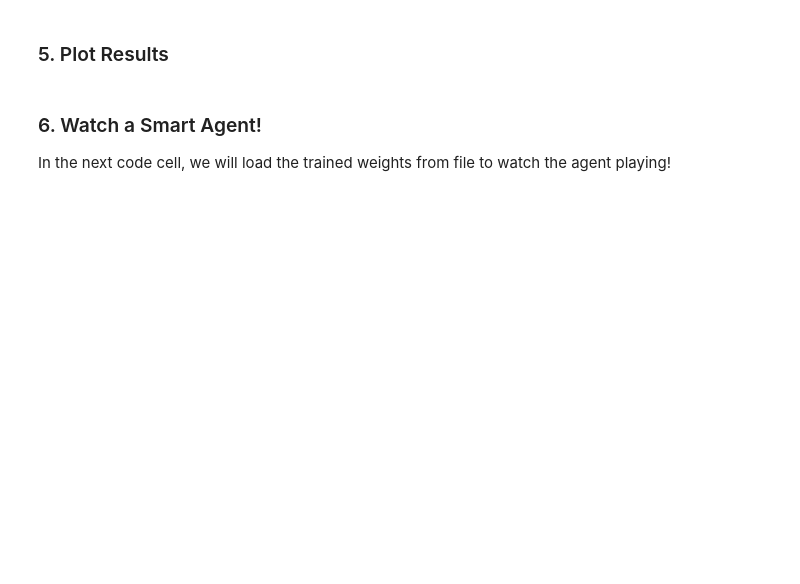
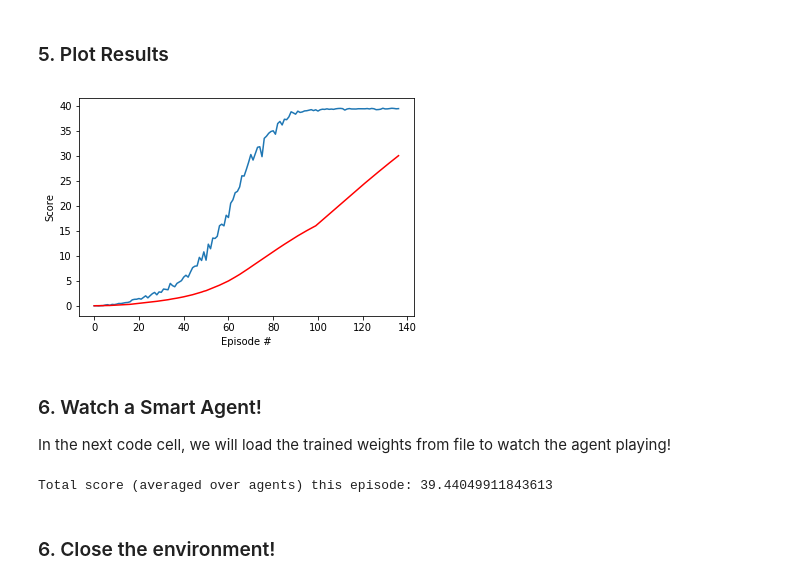
Before and after one commit to YoussefBenDhieb/Continuous-Control-PPO, a Jupyter notebook: Continuous_Control.ipynb, the cells around one changed output. Cells and saved outputs as stored; diff of their text form; code cells hidden in the pictures; blank space fills up the shorter version.

```diff
--- a/Continuous_Control.ipynb
+++ b/Continuous_Control.ipynb
@@ -170,7 +206,7 @@ def collect_trajectories(env, policy, tmax=2000, nrand=2):
     #get first states
     state = env_info.vector_observations
 
-    While True:
+    while True:
         action, log_prob, _, v = policy(state)
         action_list.append(action.detach())
         log_prob = log_prob.detach()
@@ -190,7 +226,7 @@ def collect_trajectories(env, policy, tmax=2000, nrand=2):
         state = next_state
         # stop if any of the trajectories is done
         # we want all the lists to be retangular
-        if np.any(is_done):
+        if np.any(env_info.local_done):
             break
 
     # return log_probs, states, rewards, actions, critic_values, dones
@@ -268,6 +304,8 @@ gradient_clip = 0.2
 # keep track of progress
 mean_rewards = []
 scores_window = deque(maxlen=100)
+#mean score for plotting
+mean_score = []
 
 # we use the adam optimizer with learning rate 3e-4
 optimizer = optim.Adam(policy.parameters(), lr=3e-4)
@@ -294,16 +332,16 @@ for i_episode in range(episode):
     # get the average reward of the parallel environments
     mean_rewards.append(np.mean(total_rewards))
     scores_window.append(np.mean(total_rewards))
+    mean_score.append(np.mean(scores_window))
 
     # display some progress every 20 iterations
-    if (e+1)%20 ==0 :
-        print("Episode: {0:d}, score: {1:f}".format(e+1,np.mean(total_rewards)))
-        print(total_rewards)
-    if np.mean(scores_window)>=13.0:
+    if (i_episode+1)%20 ==0 :
+        print("Episode: {0:d}, score: {1:f}".format(i_episode+1,np.mean(total_rewards)))
+    if np.mean(scores_window)>=30.0 and i_episode >= 99:
             print('\nEnvironment solved in {:d} episodes!\tAverage Score: {:.2f}'.format(i_episode, np.mean(scores_window)))
             torch.save(policy.state_dict(), 'ppo_checkpoint.pth')
             break
     # update progress widget bar
-    timer.update(e+1)
+    timer.update(i_episode+1)
 
 timer.finish()
@@ -312,11 +365,14 @@ timer.finish()
 # %%
 # plot the scores
 fig = plt.figure()
 ax = fig.add_subplot(111)
 plt.plot(np.arange(len(mean_rewards)), mean_rewards)
+plt.plot(np.arange(len(mean_score)), mean_score, color='red')
 plt.ylabel('Score')
 plt.xlabel('Episode #')
 plt.show()
+# %% [output]
+[figure, added]
 # %% [markdown]
 ### 6. Watch a Smart Agent!
 
@@ -328,9 +384,9 @@ policy.load_state_dict(torch.load('ppo_checkpoint.pth'))
 env_info = env.reset(train_mode=False)[brain_name]     # reset the environment
 states = env_info.vector_observations                  # get the current state (for each agent)
 scores = np.zeros(num_agents)                          # initialize the score (for each agent)
-While True:
+while True:
     actions, _, _, _ = policy(states)                  # get an action (for each agent)
-    env_info = env.step(action.cpu().numpy())[brain_name] # send all actions to tne environment
+    env_info = env.step(actions.cpu().numpy())[brain_name] # send all actions to tne environment
     next_states = env_info.vector_observations         # get next state (for each agent)
     rewards = env_info.rewards                         # get reward (for each agent)
     dones = env_info.local_done                        # see if episode finished
@@ -339,3 +395,7 @@ While True:
     if np.any(dones):                                  # exit loop if episode finished
         break
 print('Total score (averaged over agents) this episode: {}'.format(np.mean(scores)))
+# %% [output]
+Total score (averaged over agents) this episode: 39.44049911843613
+# %% [markdown]
+### 6. Close the environment!
```
Also changed, not shown: parts of 6 cells of this notebook.
